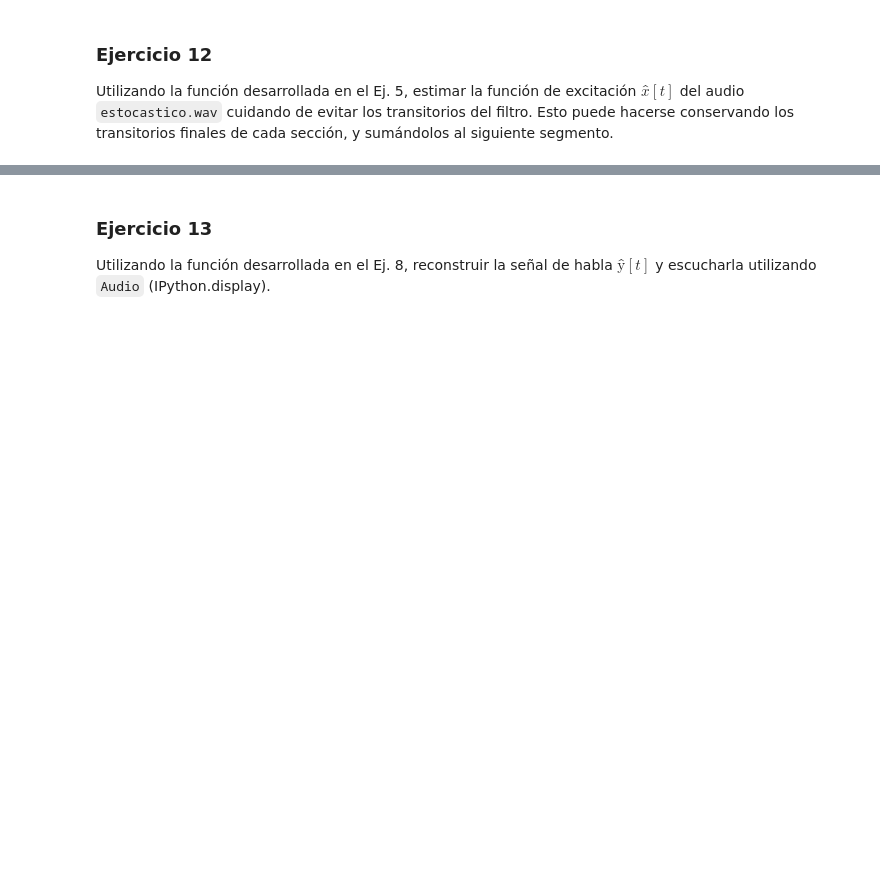
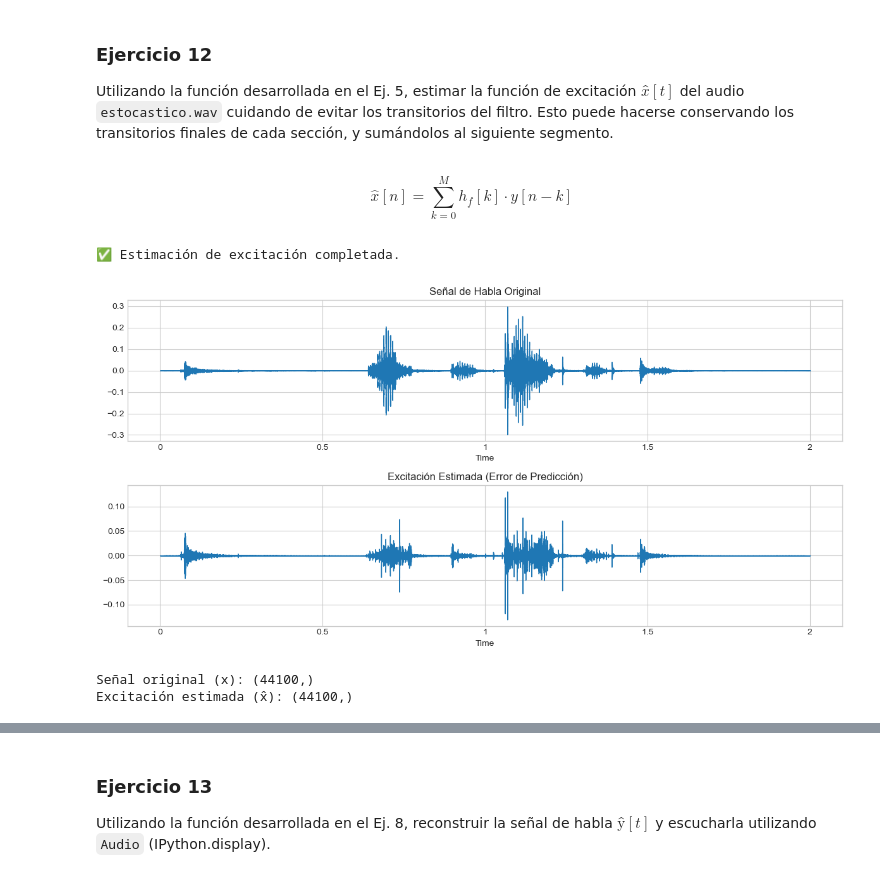
Before and after one commit to MLsound/Linear-Predictive-Coding, a Jupyter notebook: resolucion.ipynb, the cells around one changed output, grey strips where cells are left out. Cells and saved outputs as stored; diff of their text form; code cells hidden in the pictures; blank space fills up the shorter version.

```diff
--- a/resolucion.ipynb
+++ b/resolucion.ipynb
@@ -572,3 +572,5 @@ Lunción primordial del l Filtro Predictor $H_f$ es cancelar el espectro de la s
 # %% [markdown]
 ### Ejercicio 12
 Utilizando la función desarrollada en el Ej. 5, estimar la función de excitación $x̂[t]$ del audio `estocastico.wav` cuidando de evitar los transitorios del filtro. Esto puede hacerse conservando los transitorios finales de cada sección, y sumándolos al siguiente segmento.
+# %% [markdown]
+$$\hat{x}[n] = \sum_{k=0}^{M} h_f[k] \cdot y[n-k]$$
@@ -574,0 +623,23 @@ Utilizando la función desarrollada en el Ej. 5, estimar la función de excitaci
+# %%
+x_hat = estimate_excitation(x, window_len, hop, M, coef=coef)
+print(f"✅ Estimación de excitación completada.\n")
+
+# Visualización de resultados
+plt.figure(figsize=(12, 6))
+plt.subplot(2, 1, 1)
+librosa.display.waveshow(x, sr=fs)
+plt.title('Señal de Habla Original')
+plt.subplot(2, 1, 2)
+librosa.display.waveshow(x_hat, sr=fs)
+plt.title('Excitación Estimada (Error de Predicción)')
+plt.tight_layout()
+plt.show()
+
+print(f"Señal original (x): {x.shape}")
+print(f"Excitación estimada (x̂): {x_hat.shape}")
+IPython.display.Audio(x_hat, rate=fs)
+# %% [output]
+✅ Estimación de excitación completada.
+[figure, added]
+Señal original (x): (44100,)
+Excitación estimada (x̂): (44100,)
```
Also changed, not shown: parts of 2 cells of this notebook.
